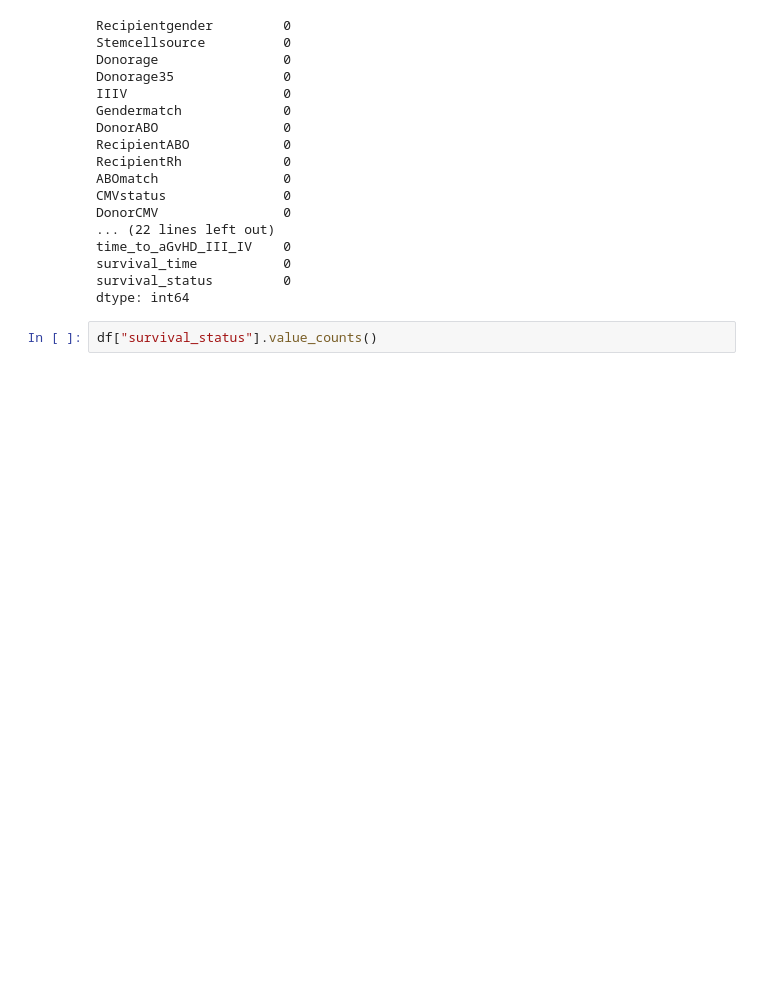
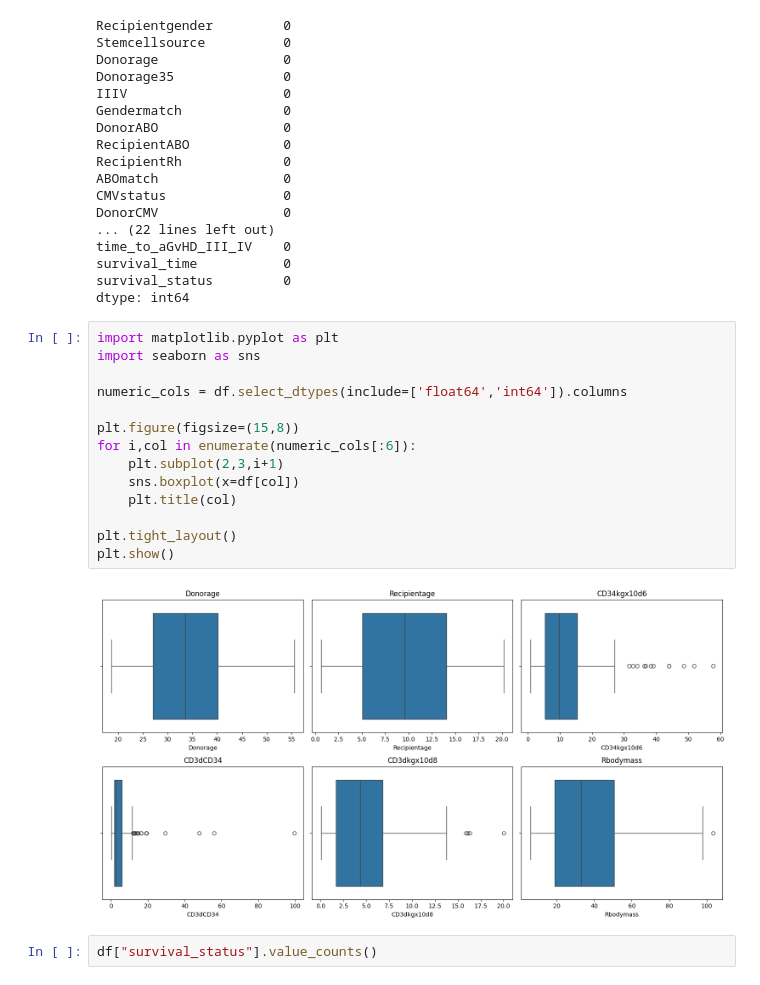
Before and after one commit to konesbradi-jpg/bone-marrow-ml, a Jupyter notebook: notebooks/eda.ipynb, the cells around one changed output. Drawn from its saved outputs; the diff is of its cells as text; blank space fills up the shorter version.

```diff
--- a/notebooks/eda.ipynb
+++ b/notebooks/eda.ipynb
@@ -73,6 +73,22 @@ time_to_aGvHD_III_IV    0
 survival_time           0
 survival_status         0
 dtype: int64
+# %%
+import matplotlib.pyplot as plt
+import seaborn as sns
+
+numeric_cols = df.select_dtypes(include=['float64','int64']).columns
+
+plt.figure(figsize=(15,8))
+for i,col in enumerate(numeric_cols[:6]):
+    plt.subplot(2,3,i+1)
+    sns.boxplot(x=df[col])
+    plt.title(col)
+
+plt.tight_layout()
+plt.show()
+# %% [output]
+[figure, added]
 # %%
 df["survival_status"].value_counts()
 # %% [output]
```
